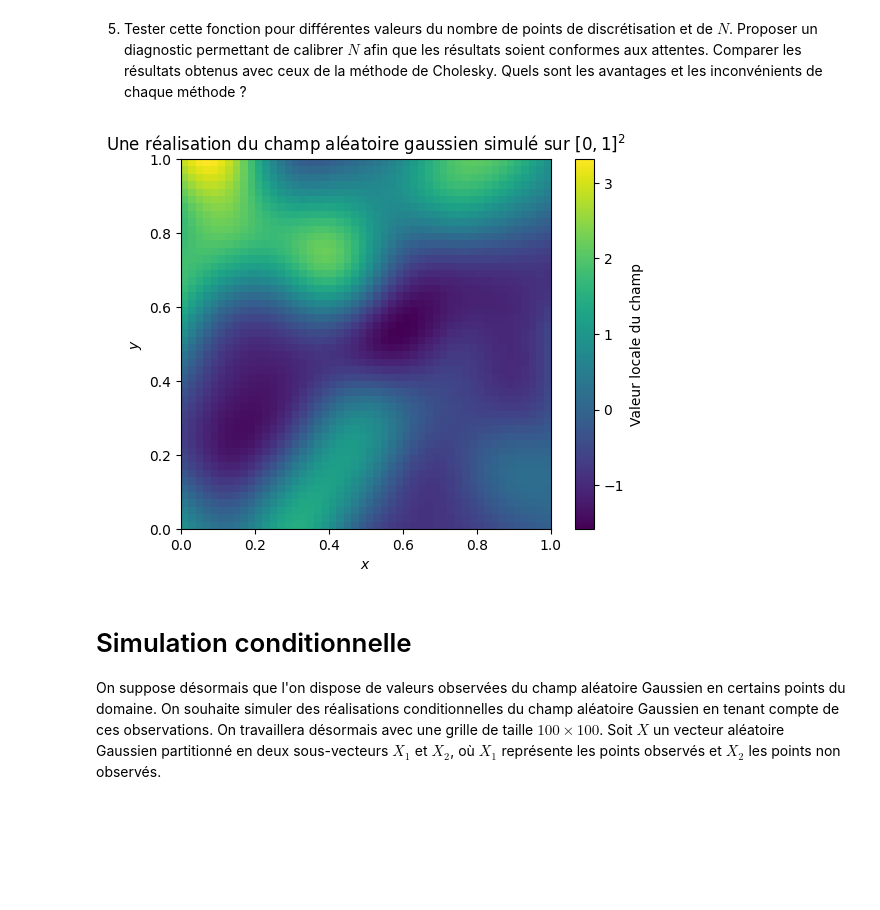
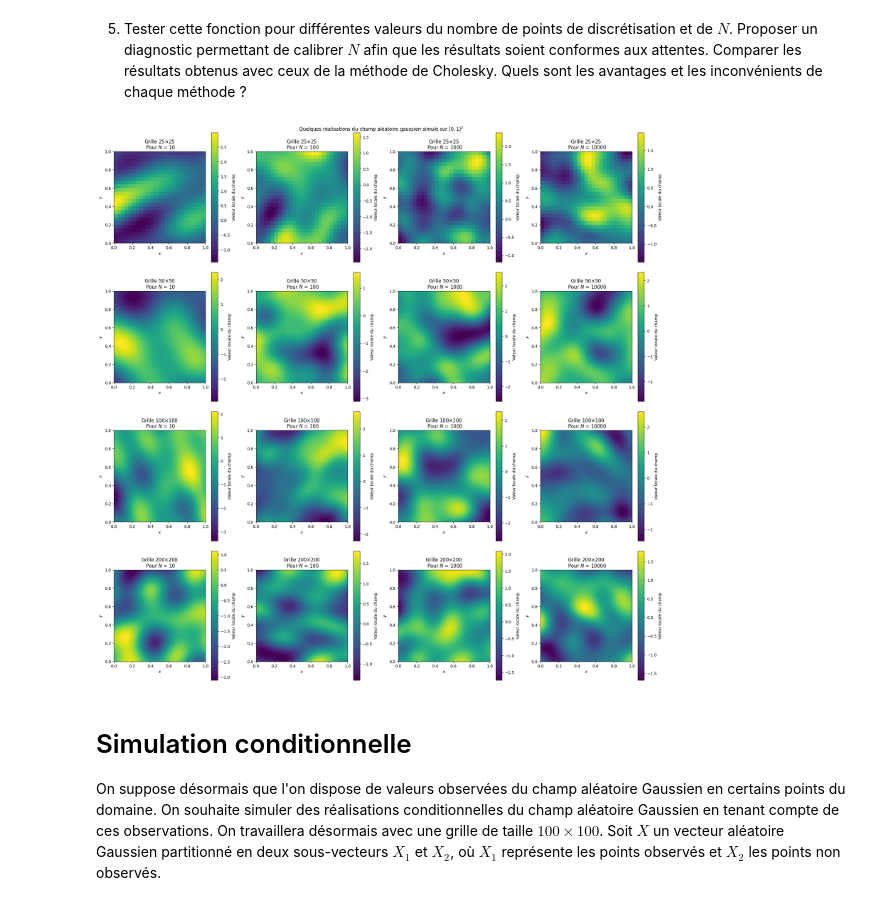
Before and after one commit to louismaguer/projet-maths-info, a Jupyter notebook: projet-probas/Projet Probabilités.ipynb, the cells around one changed output. Saved outputs shown, nothing was run; the diff lists cells and outputs as text; code cells hidden in the pictures; blank space fills up the shorter version.

```diff
--- a/projet-probas/Projet Probabilités.ipynb
+++ b/projet-probas/Projet Probabilités.ipynb
@@ -375,26 +375,33 @@ def champ_spectre(coord, a, N) :
     Phi = rng.uniform(0, 2*np.pi, N)
     termes = np.cos(np.dot(coord, W.transpose()) + Phi)
     Y = np.sqrt(2/N) * np.sum(termes, axis=1)
-    plt.imshow(Y.reshape(n,n), origin="lower", extent = [0, 1, 0, 1])
-    plt.xlabel("$x$")
-    plt.ylabel("$y$")
-    plt.colorbar(label = "Valeur locale du champ")
-    plt.title("Une réalisation du champ aléatoire gaussien simulé sur $[0, 1]^2$")
-    plt.show()
+    return Y.reshape(n,n)
 # %% [markdown]
 5. Tester cette fonction pour différentes valeurs du nombre de points de discrétisation et de $N$. Proposer un diagnostic permettant de calibrer $N$ afin que les résultats soient conformes aux attentes. Comparer les résultats obtenus avec ceux de la méthode de Cholesky. Quels sont les avantages et les inconvénients de chaque méthode ?
 # %%
 sigma2 = 1.0
 a = 0.05
 
 def coord(n) :
     coord_int = np.linspace(0, 1, n)
     coord = np.array([[x, y] for x in coord_int for y in coord_int])
     return coord
 
-champ_spectre(coord(50), a, 1000)
+n = [25, 50, 100, 200]
+N = [10, 100, 1000, 10000]
+fig, axes = plt.subplots(nrows=4, ncols=4, figsize=(20, 20))
+for i in range(4) :
+    for j in range(4) :
+        im = axes[i,j].imshow(champ_spectre(coord(n[i]), a, N[j]), origin="lower", extent=[0, 1, 0, 1])
+        axes[i,j].set_xlabel("$x$")
+        axes[i,j].set_ylabel("$y$")
+        axes[i,j].set_title(f"Grille ${n[i]} × {n[i]}$ \n Pour $N$ = {N[j]}")
+        plt.colorbar(im, ax=axes[i,j], label="Valeur locale du champ")
+fig.suptitle("Quelques réalisations du champ aléatoire gaussien simulé sur $[0, 1]^2$")
+plt.tight_layout()
+plt.show()
 # %% [output]
-[figure, old version]
+[figure, new version]
 # %% [markdown]
 # Simulation conditionnelle
 
```
